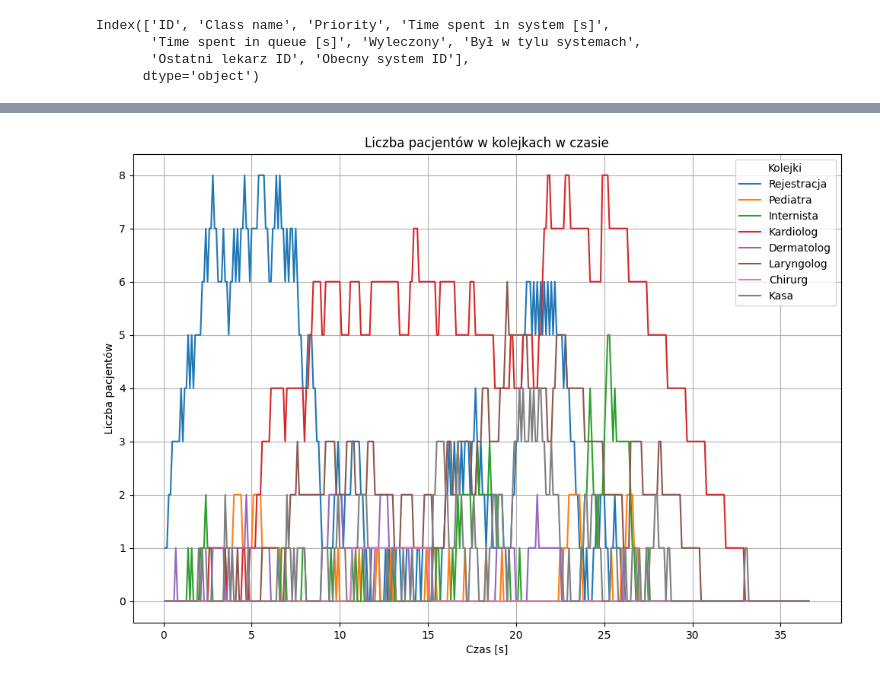
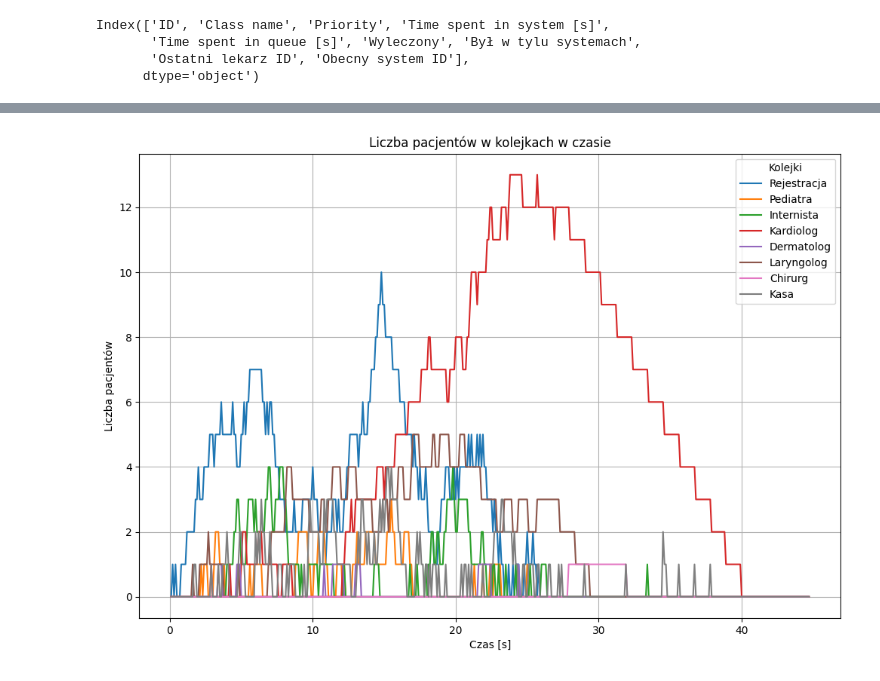
Before and after one commit to LIIERO/QueueingSystemsProject, a Jupyter notebook: wykresy.ipynb, the cells around one changed output, grey strips where cells are left out. Cells and saved outputs as stored; diff of their text form; code cells hidden in the pictures.

```diff
--- a/wykresy.ipynb
+++ b/wykresy.ipynb
@@ -7,7 +7,12 @@ df = pd.read_csv(file_path, sep=',')
 
 df = df[df['Wyleczony'] == True]
 df = pd.DataFrame(df)
-file_path = 'SimulationResults\simulationData.csv'
+file_path = 'SimulationResults\queueData.csv'
 
 df2 = pd.read_csv(file_path, sep=',')
-df_sim = pd.DataFrame(df2)
+df_que = pd.DataFrame(df2)
+
+file_path = 'SimulationResults\systemData.csv'
+
+df2 = pd.read_csv(file_path, sep=',')
+df_sys = pd.DataFrame(df2)
@@ -201,13 +280,13 @@ plt.show()
 # %%
 # 1. Wykres liniowy - liczba pacjentów w poszczególnych kolejkach w czasie
 plt.figure(figsize=(12, 8))
-for column in df_sim.columns[1:]:  # Pomijamy "Time [s]"
-    plt.plot(df_sim["Time [s]"], df_sim[column], label=column)
+for column in df_que.columns[1:]:  # Pomijamy "Time [s]"
+    plt.plot(df_que["Time [s]"], df_que[column], label=column)
 plt.title("Liczba pacjentów w kolejkach w czasie")
 plt.xlabel("Czas [s]")
 plt.ylabel("Liczba pacjentów")
 plt.legend(title="Kolejki")
 plt.grid(True)
 plt.show()
 # %% [output]
-[figure, old version]
+[figure, new version]
```
Also changed, not shown: parts of 26 cells of this notebook, 5 other files.
